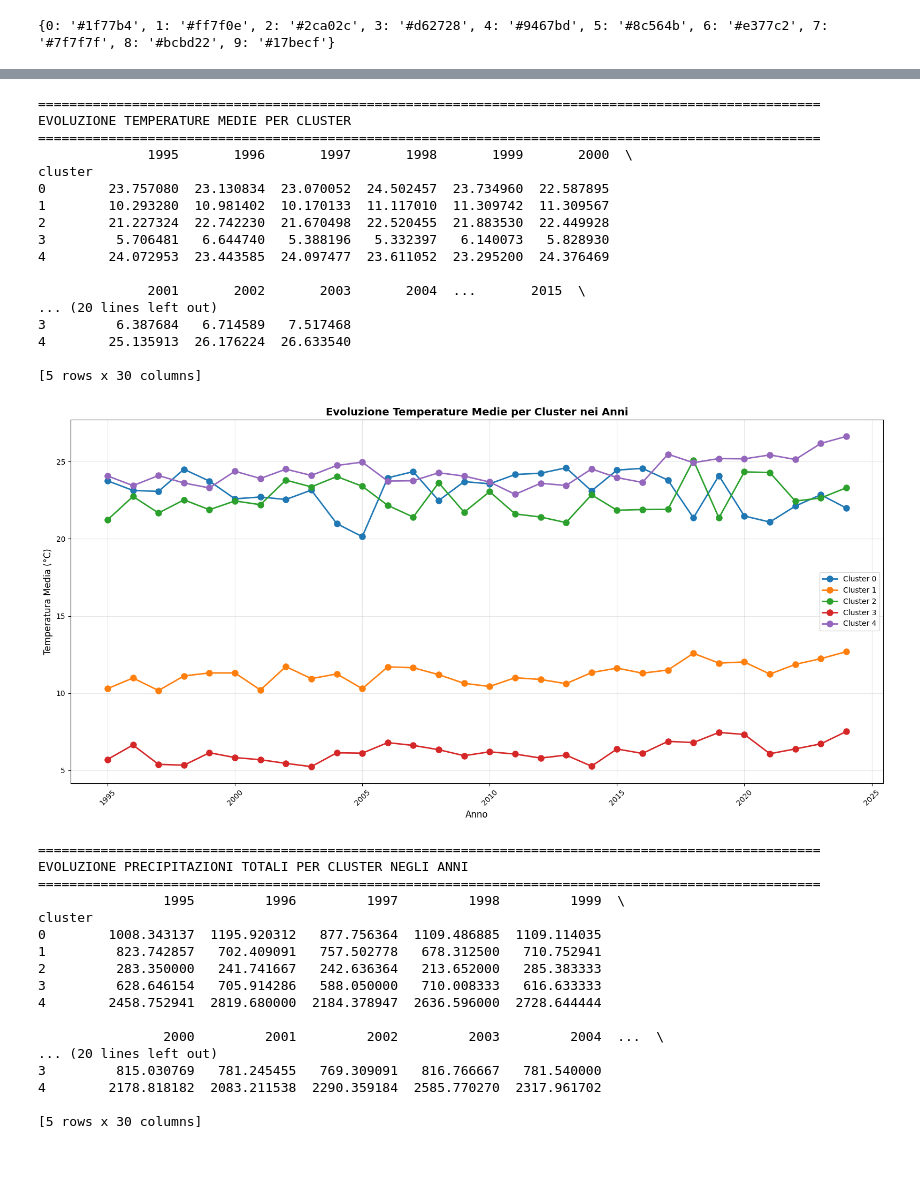
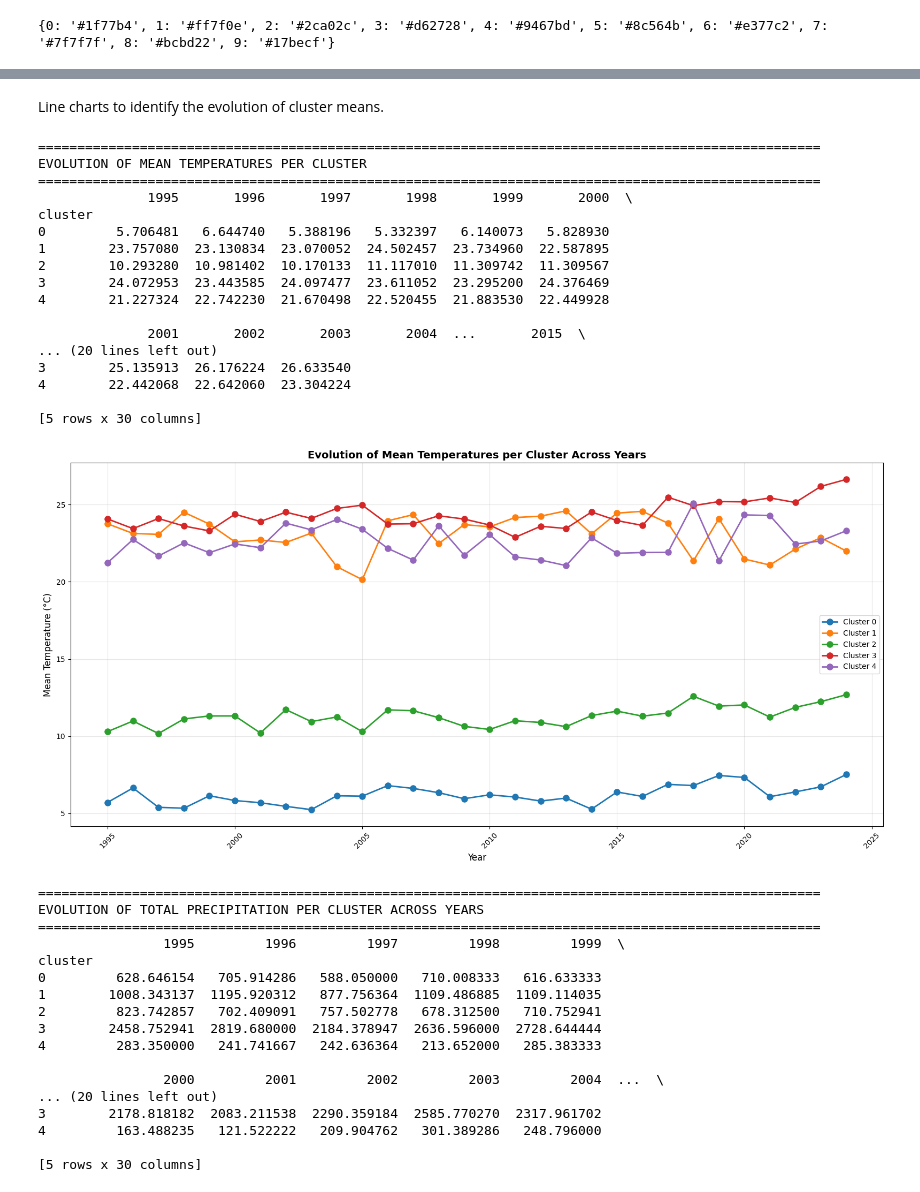
Before and after one commit to gabri17/Data-Mining-Project, a Jupyter notebook: cluster_definitivo_globale_annuale.ipynb, the cells around one changed output, grey strips where cells are left out. Cells and saved outputs as stored; diff of their text form; code cells hidden in the pictures; blank space fills up the shorter version.

```diff
--- a/cluster_definitivo_globale_annuale.ipynb
+++ b/cluster_definitivo_globale_annuale.ipynb
@@ -219,0 +205,18 @@ calcolata su centroidi NORMALIZZATI.
+# %%
+manual_mapping = {0: 1, 1: 2, 2: 4, 3: 0, 4: 3}
+base_year = years[0]
+
+print(f"Applying manual cluster remapping to the baseline year ({base_year})...")
+
+# 1. Remap the cluster column in the main dataframe for the base year
+df_clusters_original[base_year]['cluster'] = df_clusters_original[base_year]['cluster'].map(manual_mapping)
+
+# 2. Remap the index of the raw (unnormalized) means dataframe and sort
+cluster_means_original[base_year].index = cluster_means_original[base_year].index.map(manual_mapping)
+cluster_means_original[base_year] = cluster_means_original[base_year].sort_index()
+
+# 3. Remap the index of the scaled means dataframe and sort
+cluster_scaled_means_original[base_year].index = cluster_scaled_means_original[base_year].index.map(manual_mapping)
+cluster_scaled_means_original[base_year] = cluster_scaled_means_original[base_year].sort_index()
+
+print("Baseline remapping successful! Ready for sequential alignment.")
@@ -478,7 +528,9 @@ plot_boxplots(df_clusters_anni[2024], k)
+# %% [markdown]
+Line charts to identify the evolution of cluster means.
 # %%
-# Mostra l'evoluzione delle temperature dopo il remapping
+# Show the evolution of mean temperatures after remapping
 print("\n" + "="*100)
-print("EVOLUZIONE TEMPERATURE MEDIE PER CLUSTER")
+print("EVOLUTION OF MEAN TEMPERATURES PER CLUSTER")
 print("="*100)
 
 comparison_data_remapped = {}
@@ -488,83 +540,83 @@ for year in years:
 comparison_temp_remapped = pd.DataFrame(comparison_data_remapped)
 print(comparison_temp_remapped.head(30))
 
-# Grafico evoluzione temperature dopo remapping
+# Plot the evolution of temperatures after remapping
 plt.figure(figsize=(16, 8))
 for cluster_id in range(k):
     if cluster_id in comparison_temp_remapped.index:
         temps = comparison_temp_remapped.loc[cluster_id]
         plt.plot(years, temps, marker='o', label=f'Cluster {cluster_id}', linewidth=2, markersize=8)
 
-plt.xlabel('Anno', fontsize=12)
-plt.ylabel('Temperatura Media (°C)', fontsize=12)
-plt.title('Evoluzione Temperature Medie per Cluster nei Anni', fontsize=14, fontweight='bold')
+plt.xlabel('Year', fontsize=12)
+plt.ylabel('Mean Temperature (°C)', fontsize=12)
+plt.title('Evolution of Mean Temperatures per Cluster Across Years', fontsize=14, fontweight='bold')
 plt.legend(fontsize=10)
 plt.grid(True, alpha=0.3)
 plt.xticks(rotation=45)
 plt.tight_layout()
 plt.show()
 
-# Mostra anche le precipitazioni
+
+# Show precipitation evolution as well
 print("\n" + "="*100)
-print("EVOLUZIONE PRECIPITAZIONI TOTALI PER CLUSTER NEGLI ANNI")
+print("EVOLUTION OF TOTAL PRECIPITATION PER CLUSTER ACROSS YEARS")
 print("="*100)
 
 comparison_rain_remapped = {}
 for year in years:
     comparison_rain_remapped[year] = cluster_means_anni[year]['rain_total']
 
 comparison_rain_df = pd.DataFrame(comparison_rain_remapped)
 print(comparison_rain_df)
 
-
-# Grafico evoluzione precipitazioni dopo remapping
+# Plot the evolution of precipitation after remapping
 plt.figure(figsize=(16, 8))
 for cluster_id in range(k):
     if cluster_id in comparison_rain_df.index:
         precips = comparison_rain_df.loc[cluster_id]
         plt.plot(years, precips, marker='o', label=f'Cluster {cluster_id}', linewidth=2, markersize=8)
 
-plt.xlabel('Anno', fontsize=12)
-plt.ylabel('Precipitazioni annuali (mm)', fontsize=12)
-plt.title('Evoluzione Precipitazioni Annuali per Cluster nei Anni', fontsize=14, fontweight='bold')
+plt.xlabel('Year', fontsize=12)
+plt.ylabel('Annual Precipitation (mm)', fontsize=12)
+plt.title('Evolution of Annual Precipitation per Cluster Across Years', fontsize=14, fontweight='bold')
 plt.legend(fontsize=10)
 plt.grid(True, alpha=0.3)
 plt.xticks(rotation=45)
 plt.tight_layout()
 plt.show()
 # %% [output]
 ====================================================================================================
-EVOLUZIONE TEMPERATURE MEDIE PER CLUSTER
+EVOLUTION OF MEAN TEMPERATURES PER CLUSTER
 ====================================================================================================
               1995       1996       1997       1998       1999       2000  \
 cluster
-0        23.757080  23.130834  23.070052  24.502457  23.734960  22.587895
-1        10.293280  10.981402  10.170133  11.117010  11.309742  11.309567
-2        21.227324  22.742230  21.670498  22.520455  21.883530  22.449928
-3         5.706481   6.644740   5.388196   5.332397   6.140073   5.828930
-4        24.072953  23.443585  24.097477  23.611052  23.295200  24.376469
+0         5.706481   6.644740   5.388196   5.332397   6.140073   5.828930
+1        23.757080  23.130834  23.070052  24.502457  23.734960  22.587895
+2        10.293280  10.981402  10.170133  11.117010  11.309742  11.309567
+3        24.072953  23.443585  24.097477  23.611052  23.295200  24.376469
+4        21.227324  22.742230  21.670498  22.520455  21.883530  22.449928
 
               2001       2002       2003       2004  ...       2015  \
 ... (20 lines left out)
-3         6.387684   6.714589   7.517468
-4        25.135913  26.176224  26.633540
+3        25.135913  26.176224  26.633540
+4        22.442068  22.642060  23.304224
 
 [5 rows x 30 columns]
-[figure, old version]
+[figure, new version]
 ====================================================================================================
-EVOLUZIONE PRECIPITAZIONI TOTALI PER CLUSTER NEGLI ANNI
+EVOLUTION OF TOTAL PRECIPITATION PER CLUSTER ACROSS YEARS
 ====================================================================================================
                 1995         1996         1997         1998         1999  \
 cluster
-0        1008.343137  1195.920312   877.756364  1109.486885  1109.114035
-1         823.742857   702.409091   757.502778   678.312500   710.752941
-2         283.350000   241.741667   242.636364   213.652000   285.383333
-3         628.646154   705.914286   588.050000   710.008333   616.633333
-4        2458.752941  2819.680000  2184.378947  2636.596000  2728.644444
+0         628.646154   705.914286   588.050000   710.008333   616.633333
+1        1008.343137  1195.920312   877.756364  1109.486885  1109.114035
+2         823.742857   702.409091   757.502778   678.312500   710.752941
+3        2458.752941  2819.680000  2184.378947  2636.596000  2728.644444
+4         283.350000   241.741667   242.636364   213.652000   285.383333
 
                 2000         2001         2002         2003         2004  ...  \
 ... (20 lines left out)
-3         815.030769   781.245455   769.309091   816.766667   781.540000
-4        2178.818182  2083.211538  2290.359184  2585.770270  2317.961702
+3        2178.818182  2083.211538  2290.359184  2585.770270  2317.961702
+4         163.488235   121.522222   209.904762   301.389286   248.796000
 
 [5 rows x 30 columns]
```
Also changed, not shown: parts of 45 cells of this notebook.
